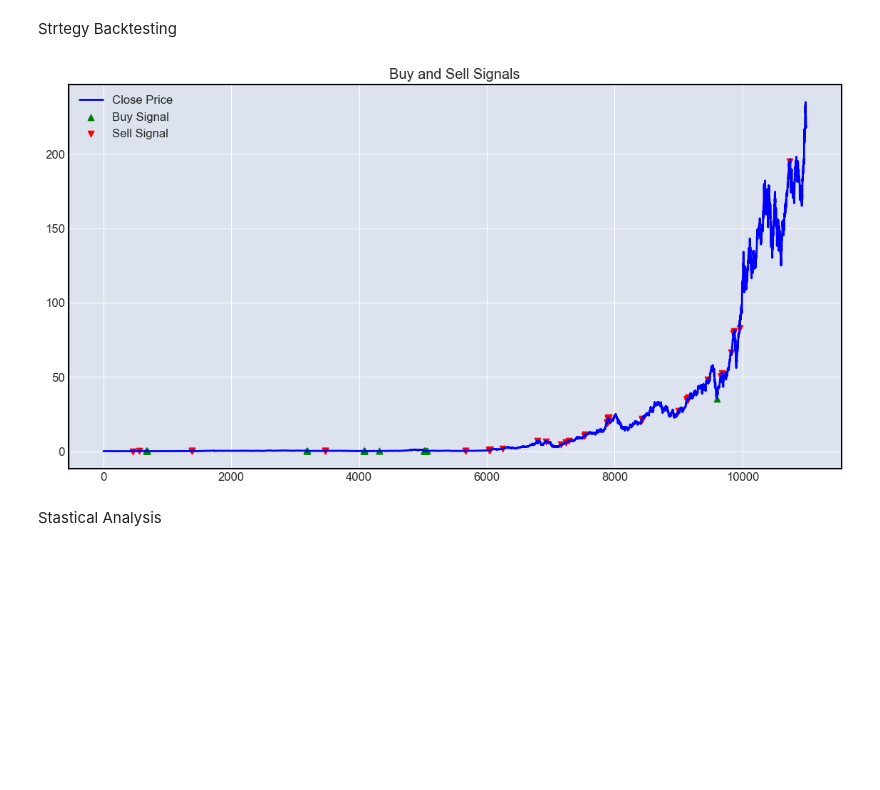
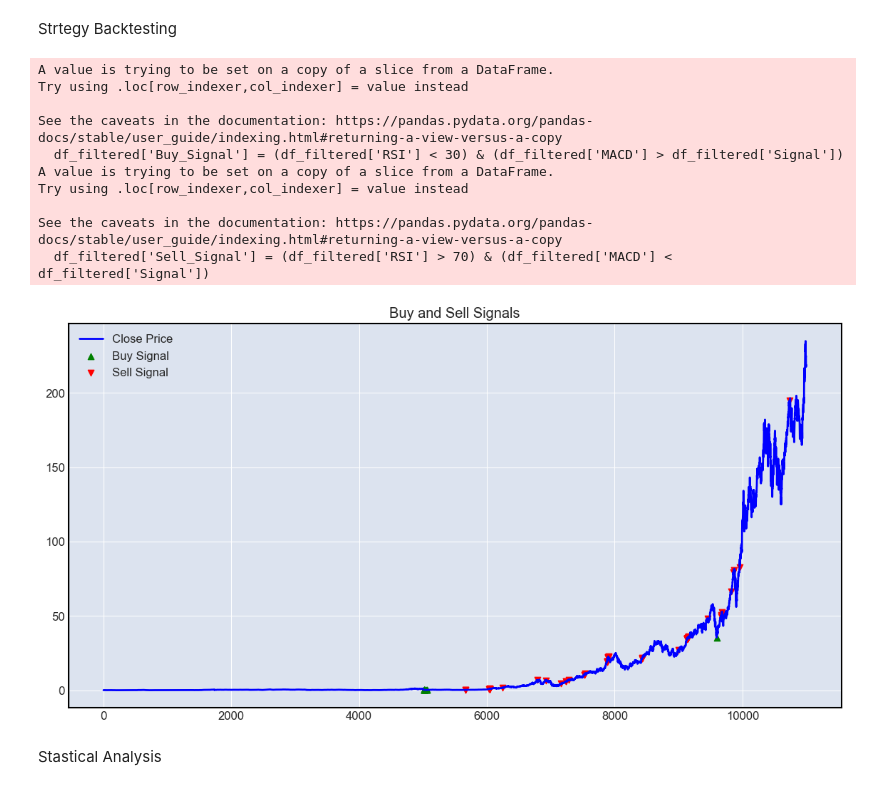
Before and after one commit to Amanzlastt/kifyaw1, a Jupyter notebook: notebooks/task-2.ipynb, the cells around one changed output. Saved outputs shown, nothing was run; the diff lists cells and outputs as text; code cells hidden in the pictures; blank space fills up the shorter version.

```diff
--- a/notebooks/task-2.ipynb
+++ b/notebooks/task-2.ipynb
@@ -81,3 +81,6 @@ df_apple['ATR'] = talib.ATR(df_apple['High'], df_apple['Low'], df_apple['Close']
 df_apple['OBV'] = talib.OBV(df_apple['Close'], df_apple['Volume'])
 
 df_apple['AD'] = talib.AD(df_apple['High'], df_apple['Low'], df_apple['Close'], df_apple['Volume'])
+# %%
+df_filtered = df_apple[df_apple['Date'] >= '2000-01-01']
+df_filtered.set_index(df_filtered['Date'])
@@ -106,7 +124,8 @@ plt.show()
 # %%
 import mplfinance as mpf
 
-mpf.plot(df_apple.set_index(df_apple['Date']), type='candle', mav=(20, 50), volume=True, title='Candlestick Chart')
+
+mpf.plot(df_filtered.set_index(df_filtered['Date']), type='candle', mav=(20, 50), volume=True, title='Candlestick Chart')
 # %% [output]
  =================================================================
 
@@ -125,19 +144,29 @@ mpf.plot(df_apple.set_index(df_apple['Date']), type='candle', mav=(20, 50), volu
 # %% [markdown]
 Strtegy Backtesting
 # %%
-df_apple['Buy_Signal'] = (df_apple['RSI'] < 30) & (df_apple['MACD'] > df_apple['Signal'])
-df_apple['Sell_Signal'] = (df_apple['RSI'] > 70) & (df_apple['MACD'] < df_apple['Signal'])
+df_filtered['Buy_Signal'] = (df_filtered['RSI'] < 30) & (df_filtered['MACD'] > df_filtered['Signal'])
+df_filtered['Sell_Signal'] = (df_filtered['RSI'] > 70) & (df_filtered['MACD'] < df_filtered['Signal'])
 
 # Plot signals
 plt.figure(figsize=(14, 7))
 plt.plot(df_apple['Close'], label='Close Price', color='blue')
-plt.scatter(df_apple.index[df_apple['Buy_Signal']], df_apple['Close'][df_apple['Buy_Signal']], label='Buy Signal', marker='^', color='green')
-plt.scatter(df_apple.index[df_apple['Sell_Signal']], df_apple['Close'][df_apple['Sell_Signal']], label='Sell Signal', marker='v', color='red')
+plt.scatter(df_filtered.index[df_filtered['Buy_Signal']], df_filtered['Close'][df_filtered['Buy_Signal']], label='Buy Signal', marker='^', color='green')
+plt.scatter(df_filtered.index[df_filtered['Sell_Signal']], df_filtered['Close'][df_filtered['Sell_Signal']], label='Sell Signal', marker='v', color='red')
 plt.legend()
 plt.title('Buy and Sell Signals')
 plt.show()
 # %% [output]
+A value is trying to be set on a copy of a slice from a DataFrame.
+Try using .loc[row_indexer,col_indexer] = value instead
+
+See the caveats in the documentation: https://pandas.pydata.org/pandas-docs/stable/user_guide/indexing.html#returning-a-view-versus-a-copy
+  df_filtered['Buy_Signal'] = (df_filtered['RSI'] < 30) & (df_filtered['MACD'] > df_filtered['Signal'])
+A value is trying to be set on a copy of a slice from a DataFrame.
+Try using .loc[row_indexer,col_indexer] = value instead
+
+See the caveats in the documentation: https://pandas.pydata.org/pandas-docs/stable/user_guide/indexing.html#returning-a-view-versus-a-copy
+  df_filtered['Sell_Signal'] = (df_filtered['RSI'] > 70) & (df_filtered['MACD'] < df_filtered['Signal'])
-[figure, old version]
+[figure, new version]
 # %% [markdown]
 Stastical Analysis
 # %%
```
Also changed, not shown: parts of 3 cells of this notebook.
